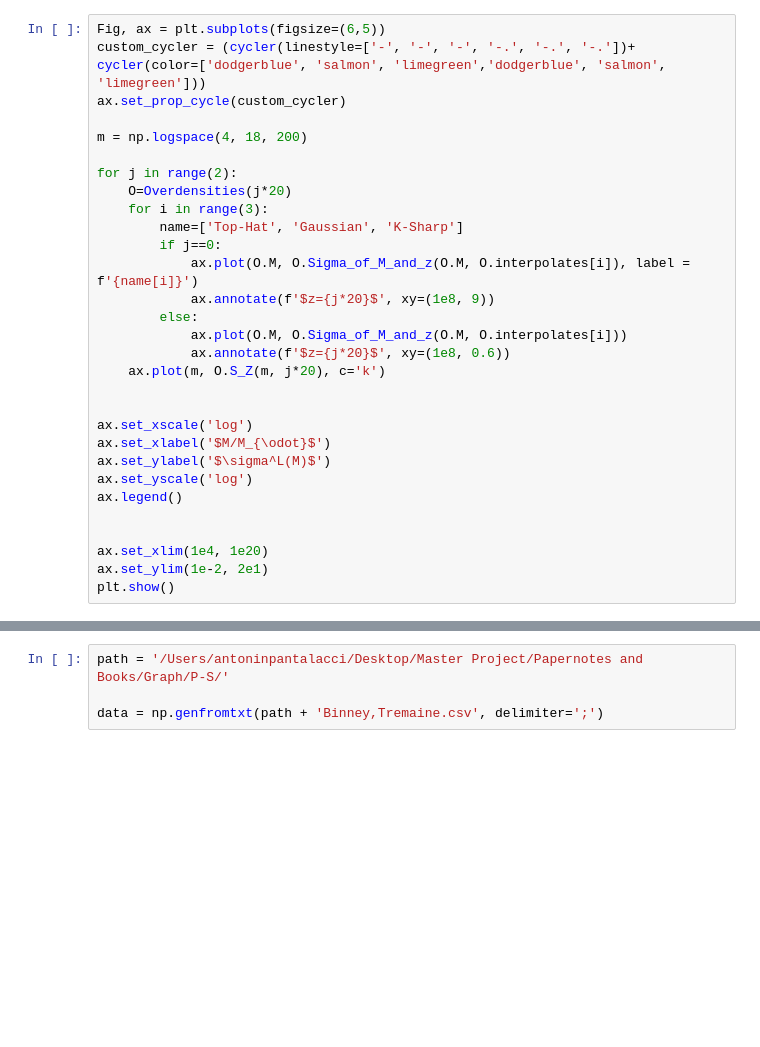
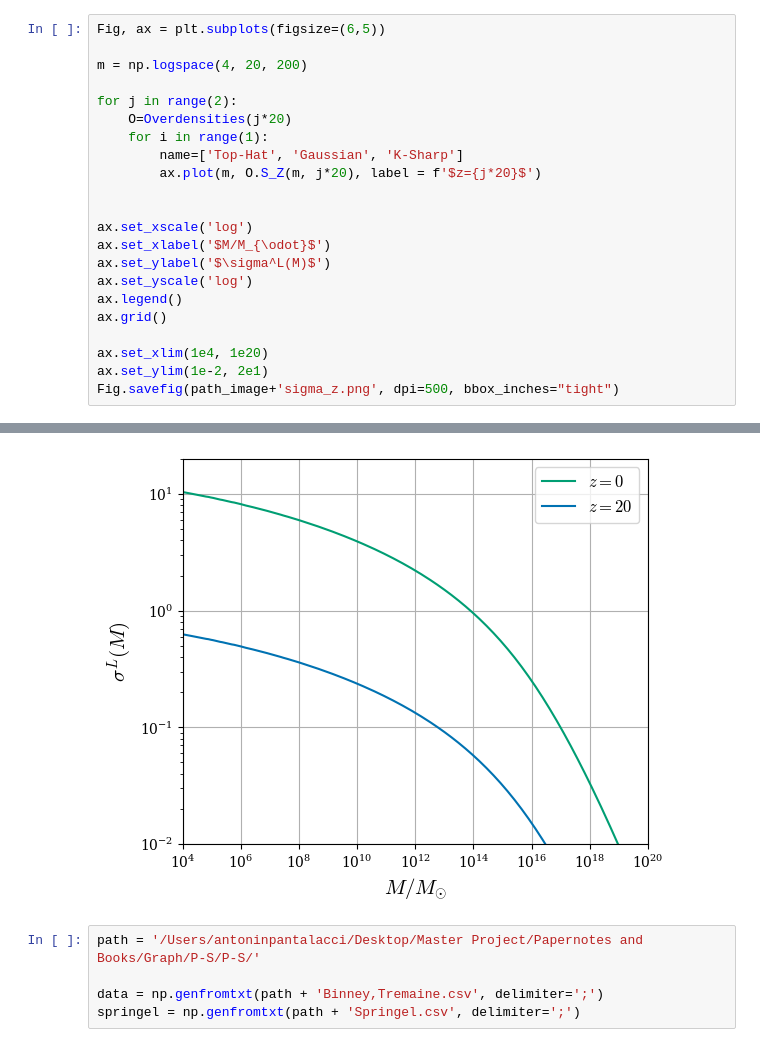
Before and after one commit to antoninvapa/Masters-Project, a Jupyter notebook: PS_output.ipynb, the cells around one changed output, grey strips where cells are left out. Saved outputs shown, nothing was run; the diff lists cells and outputs as text; blank space fills up the shorter version.

```diff
--- a/PS_output.ipynb
+++ b/PS_output.ipynb
@@ -49,21 +68,13 @@ mpl.rcParams['axes.prop_cycle'] = cycler(color=['dodgerblue', 'salmon', 'limegre
 # %%
 Fig, ax = plt.subplots(figsize=(6,5))
-custom_cycler = (cycler(linestyle=['-', '-', '-', '-.', '-.', '-.'])+ cycler(color=['dodgerblue', 'salmon', 'limegreen','dodgerblue', 'salmon', 'limegreen']))
-ax.set_prop_cycle(custom_cycler)
 
-m = np.logspace(4, 18, 200)
+m = np.logspace(4, 20, 200)
 
 for j in range(2):
     O=Overdensities(j*20)
-    for i in range(3):
+    for i in range(1):
         name=['Top-Hat', 'Gaussian', 'K-Sharp']
-        if j==0:
-            ax.plot(O.M, O.Sigma_of_M_and_z(O.M, O.interpolates[i]), label = f'{name[i]}')
-            ax.annotate(f'$z={j*20}$', xy=(1e8, 9))
-        else:
-            ax.plot(O.M, O.Sigma_of_M_and_z(O.M, O.interpolates[i]))
-            ax.annotate(f'$z={j*20}$', xy=(1e8, 0.6))
-    ax.plot(m, O.S_Z(m, j*20), c='k')
+        ax.plot(m, O.S_Z(m, j*20), label = f'$z={j*20}$')
 
 
 ax.set_xscale('log')
@@ -71,9 +82,9 @@ ax.set_xlabel('$M/M_{\odot}$')
 ax.set_ylabel('$\sigma^L(M)$')
 ax.set_yscale('log')
 ax.legend()
-
+ax.grid()
 
 ax.set_xlim(1e4, 1e20)
 ax.set_ylim(1e-2, 2e1)
-plt.show()
+Fig.savefig(path_image+'sigma_z.png', dpi=500, bbox_inches="tight")
 # %% [output]
@@ -81,5 +91,7 @@ plt.show()
+[figure, added]
 # %%
-path = '/Users/antoninpantalacci/Desktop/Master Project/Papernotes and Books/Graph/P-S/'
+path = '/Users/antoninpantalacci/Desktop/Master Project/Papernotes and Books/Graph/P-S/P-S/'
 
 data = np.genfromtxt(path + 'Binney,Tremaine.csv', delimiter=';')
+springel = np.genfromtxt(path + 'Springel.csv', delimiter=';')
 # %%
```
Also changed, not shown: parts of 7 cells of this notebook.
